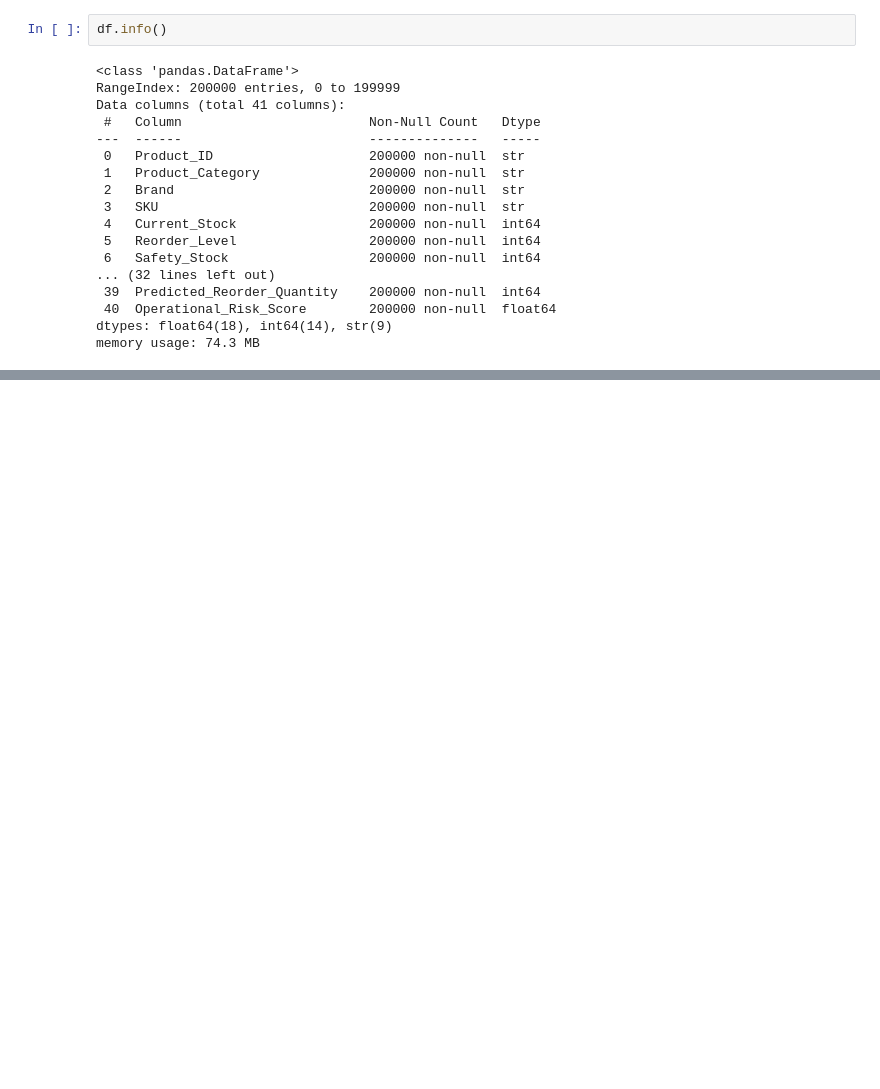
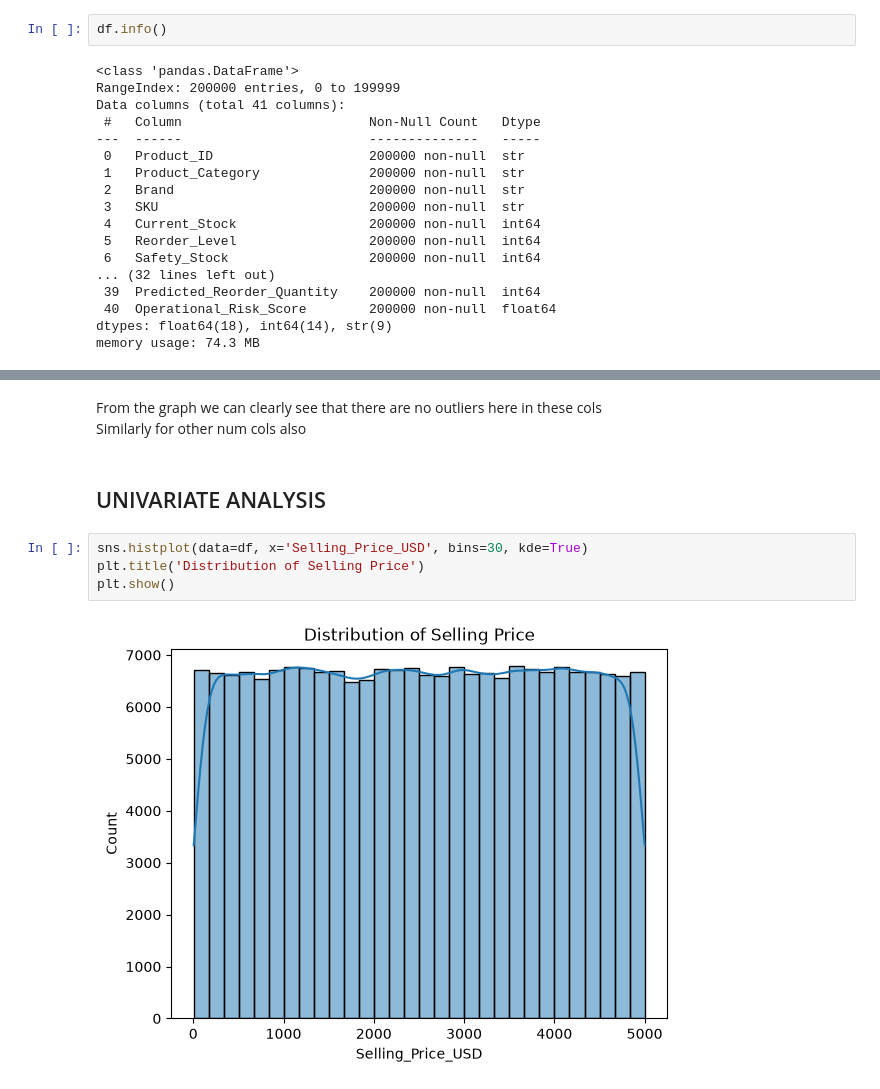
Before and after one commit to Suhani-codes18/Task-3-Suhani, a Jupyter notebook: Task.ipynb, the cells around one changed output, grey strips where cells are left out. Saved outputs shown, nothing was run; the diff lists cells and outputs as text; blank space fills up the shorter version.

```diff
--- a/Task.ipynb
+++ b/Task.ipynb
@@ -41,0 +287,11 @@ memory usage: 74.3 MB
+# %% [markdown]
+From the graph we can clearly see that there are no outliers here in these cols<br>
+Similarly for other num cols also
+# %% [markdown]
+## UNIVARIATE ANALYSIS
+# %%
+sns.histplot(data=df, x='Selling_Price_USD', bins=30, kde=True)
+plt.title('Distribution of Selling Price')
+plt.show()
+# %% [output]
+[figure, added]
```
Also changed, not shown: parts of 76 cells of this notebook.
